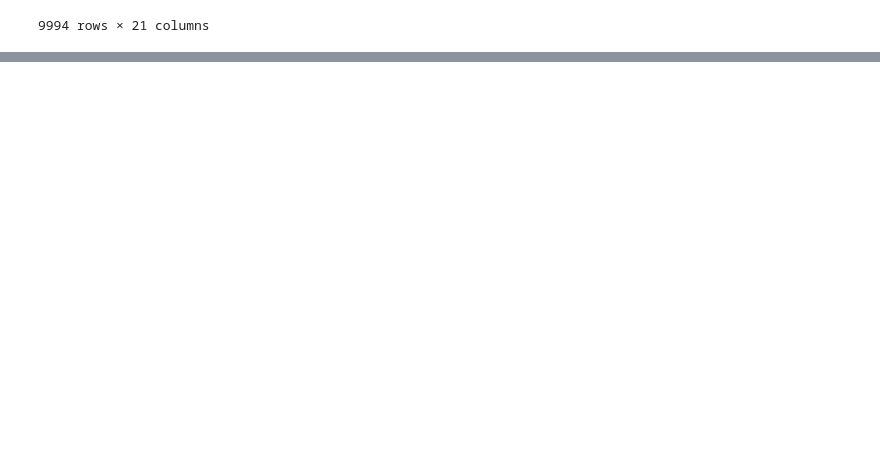
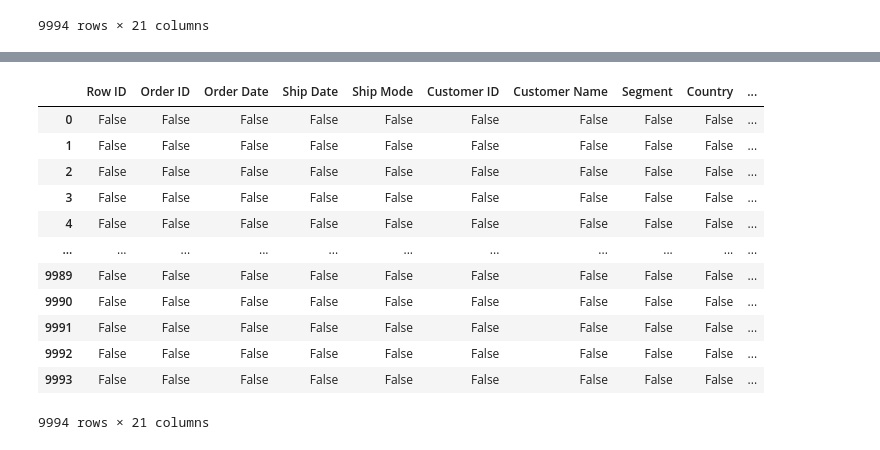
Before and after one commit to nareshwar/uhull-module-1, a Jupyter notebook: test_notebook/test_assignment.ipynb, the cells around one changed output, grey strips where cells are left out. Cells and saved outputs as stored; diff of their text form; code cells hidden in the pictures; blank space fills up the shorter version.

Commit message:
More data fixes

```diff
--- a/test_notebook/test_assignment.ipynb
+++ b/test_notebook/test_assignment.ipynb
@@ -137,0 +196,16 @@ superstore_data.iloc[:,:]
+# %%
+superstore_data.isnull()
+# %% [output]
+|  | Row ID | Order ID | Order Date | Ship Date | Ship Mode | Customer ID | Customer Name | Segment | Country | ... |
+| 0 | False | False | False | False | False | False | False | False | False | ... |
+| 1 | False | False | False | False | False | False | False | False | False | ... |
+| 2 | False | False | False | False | False | False | False | False | False | ... |
+| 3 | False | False | False | False | False | False | False | False | False | ... |
+| 4 | False | False | False | False | False | False | False | False | False | ... |
+| ... | ... | ... | ... | ... | ... | ... | ... | ... | ... | ... |
+| 9989 | False | False | False | False | False | False | False | False | False | ... |
+| 9990 | False | False | False | False | False | False | False | False | False | ... |
+| 9991 | False | False | False | False | False | False | False | False | False | ... |
+| 9992 | False | False | False | False | False | False | False | False | False | ... |
+| 9993 | False | False | False | False | False | False | False | False | False | ... |
+9994 rows × 21 columns
```
Also changed, not shown: parts of 24 cells of this notebook.
